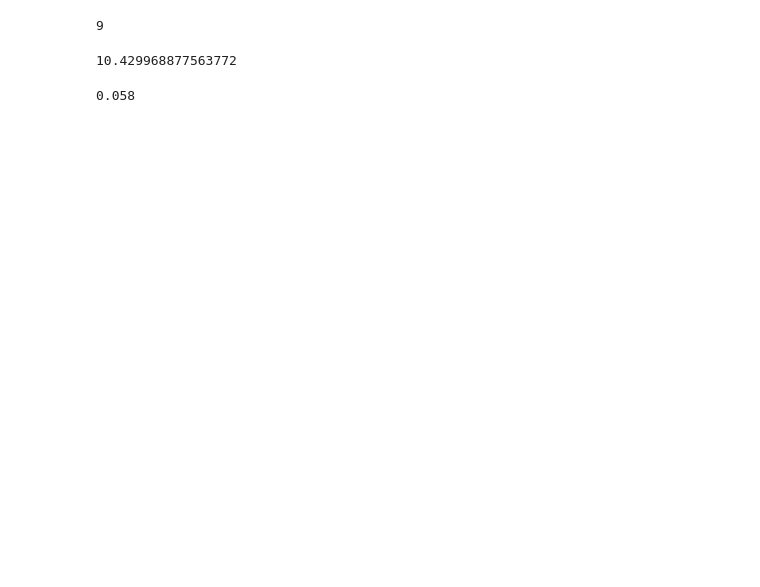
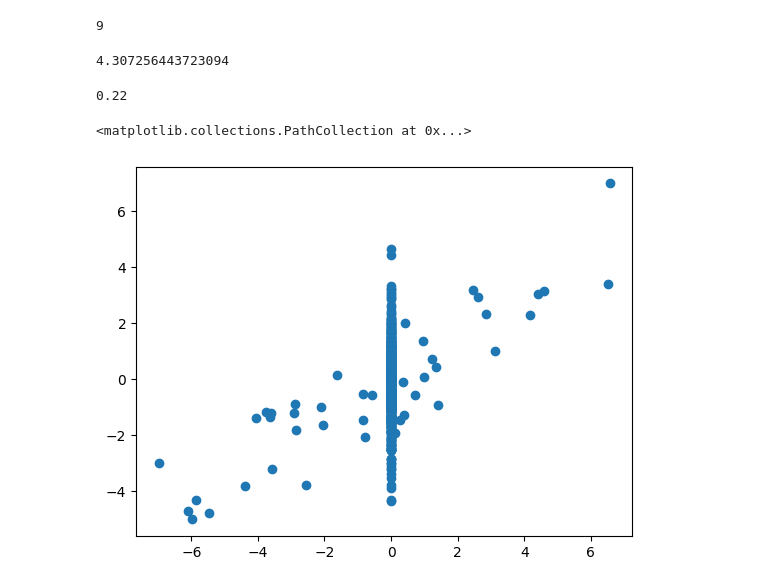
Before and after one commit to mariaestera/vi_tobit, a Jupyter notebook: drafts.ipynb, the cells around one changed output. Saved outputs shown, nothing was run; the diff lists cells and outputs as text; code cells hidden in the pictures; blank space fills up the shorter version.

```diff
--- a/drafts.ipynb
+++ b/drafts.ipynb
@@ -35,11 +35,19 @@ model.summary()
 # %% [output]
 9
 # %%
-beta_nonzero = beta[beta!=0]
+beta_nonzero = beta_true[beta_true!=0]
 beta_nonzero.std()
 # %% [output]
-10.429968877563772
+4.307256443723094
 # %%
-(beta!=0).mean()
+(beta_true!=0).mean()
 # %% [output]
-0.058
+0.22
+# %%
+import pandas as pd
+
+df = pd.read_csv("simulations/results/scenario_1_20260813-133734/beta_stats.csv")
+plt.scatter(df.true_size, df.beta_cond_mean)
+# %% [output]
+<matplotlib.collections.PathCollection at 0x...>
+[figure, added]
```
Also changed, not shown: parts of 2 cells of this notebook, 4 other files.
